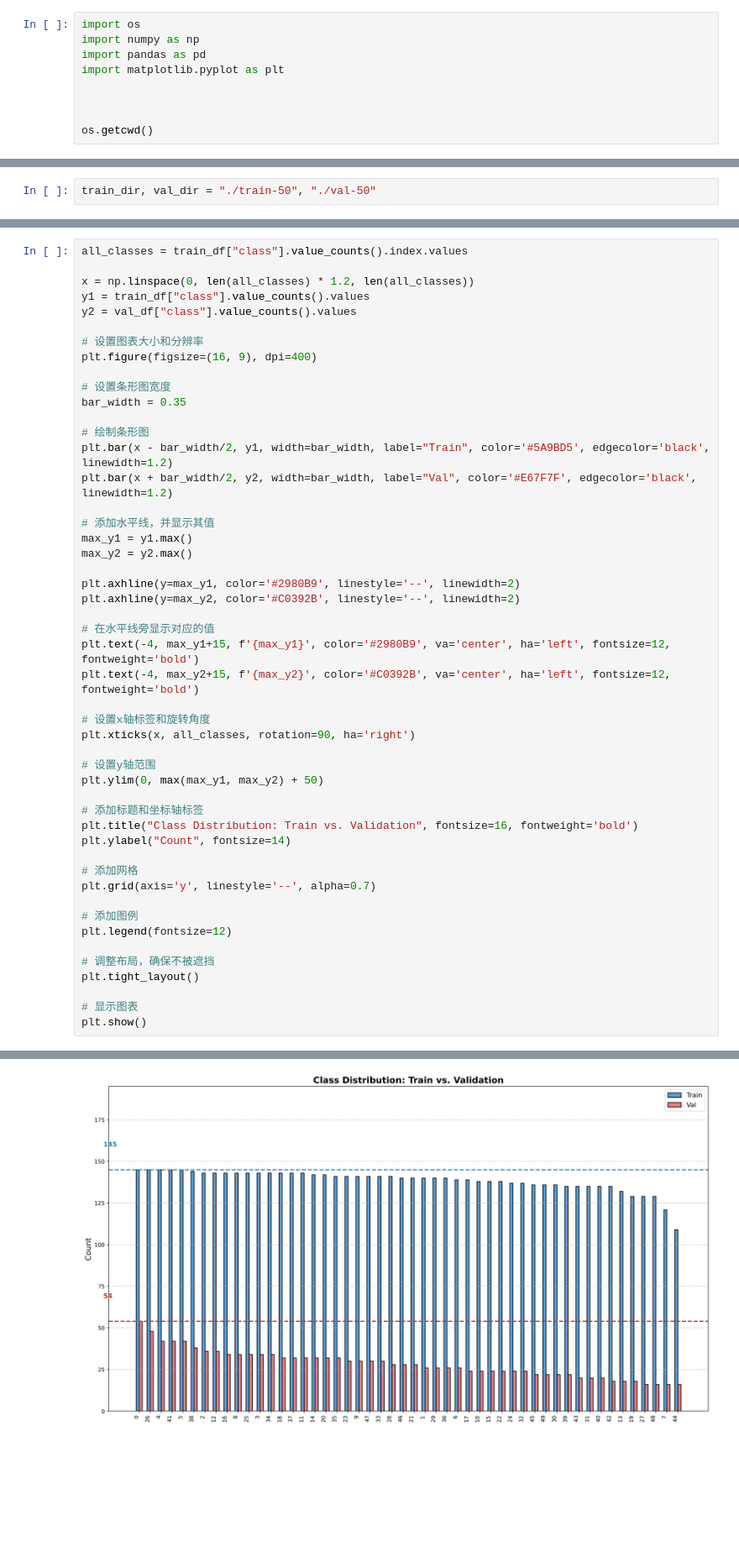
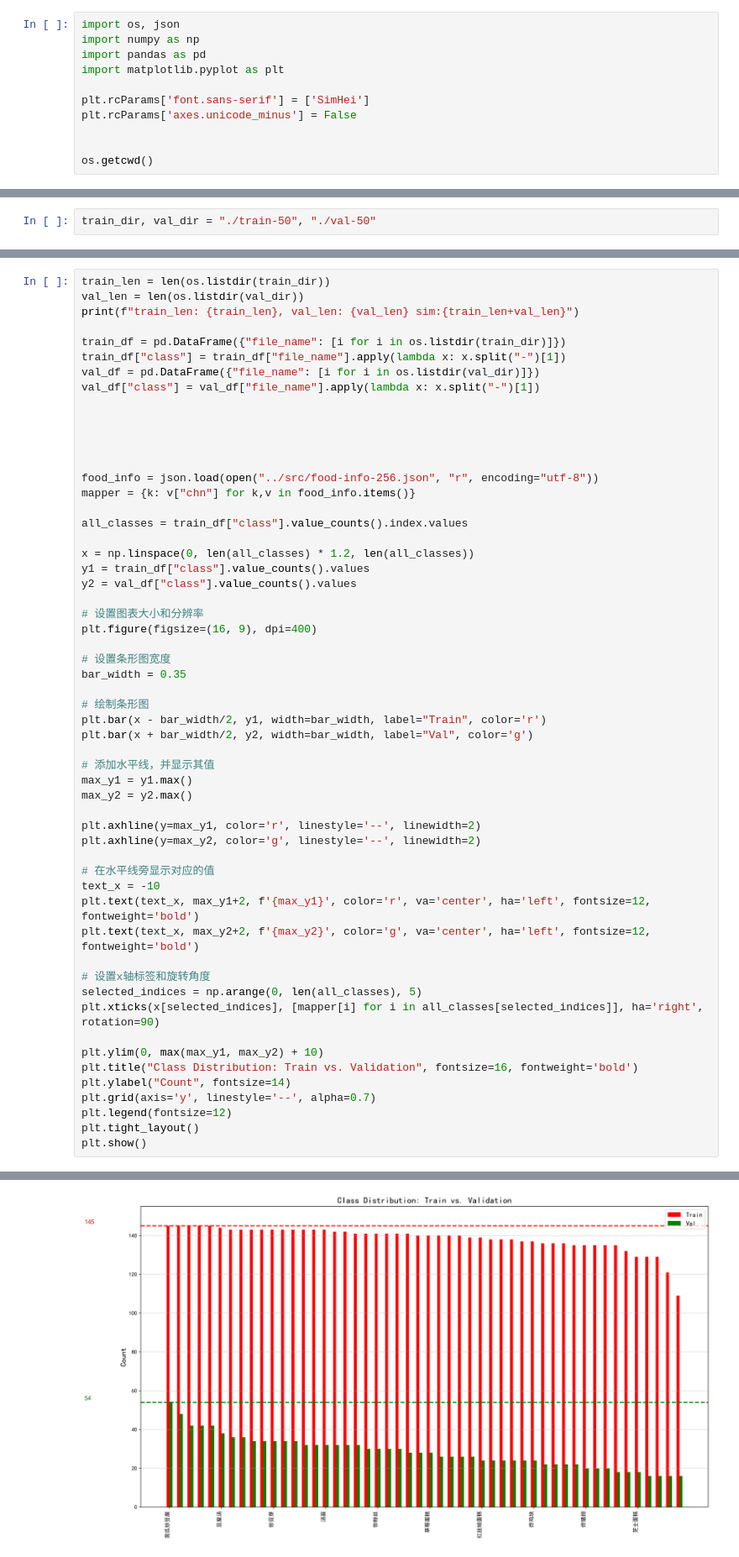
Before and after one commit to yzc-yangmo/bysj, a Jupyter notebook: dataset/dataset_analysis.ipynb, the cells around one changed output, grey strips where cells are left out. Shown: that part at 84% size. Saved outputs shown, nothing was run; the diff lists cells and outputs as text; blank space fills up the shorter version.

```diff
--- a/dataset/dataset_analysis.ipynb
+++ b/dataset/dataset_analysis.ipynb
@@ -1,9 +1,11 @@
 # %%
-import os
+import os, json
 import numpy as np
 import pandas as pd
 import matplotlib.pyplot as plt
 
+plt.rcParams['font.sans-serif'] = ['SimHei']
+plt.rcParams['axes.unicode_minus'] = False
 
 
 os.getcwd()
@@ -43,4 +16,20 @@ Name: count, dtype: int64
 # %%
+train_len = len(os.listdir(train_dir))
+val_len = len(os.listdir(val_dir))
+print(f"train_len: {train_len}, val_len: {val_len} sim:{train_len+val_len}")
+
+train_df = pd.DataFrame({"file_name": [i for i in os.listdir(train_dir)]})
+train_df["class"] = train_df["file_name"].apply(lambda x: x.split("-")[1])
+val_df = pd.DataFrame({"file_name": [i for i in os.listdir(val_dir)]})
+val_df["class"] = val_df["file_name"].apply(lambda x: x.split("-")[1])
+
+
+
+
+
+food_info = json.load(open("../src/food-info-256.json", "r", encoding="utf-8"))
+mapper = {k: v["chn"] for k,v in food_info.items()}
+
 all_classes = train_df["class"].value_counts().index.values
 
 x = np.linspace(0, len(all_classes) * 1.2, len(all_classes))
@@ -54,39 +43,30 @@ plt.figure(figsize=(16, 9), dpi=400)
 bar_width = 0.35
 
 # 绘制条形图
-plt.bar(x - bar_width/2, y1, width=bar_width, label="Train", color='#5A9BD5', edgecolor='black', linewidth=1.2)
-plt.bar(x + bar_width/2, y2, width=bar_width, label="Val", color='#E67F7F', edgecolor='black', linewidth=1.2)
+plt.bar(x - bar_width/2, y1, width=bar_width, label="Train", color='r')
+plt.bar(x + bar_width/2, y2, width=bar_width, label="Val", color='g')
 
 # 添加水平线，并显示其值
 max_y1 = y1.max()
 max_y2 = y2.max()
 
-plt.axhline(y=max_y1, color='#2980B9', linestyle='--', linewidth=2)
-plt.axhline(y=max_y2, color='#C0392B', linestyle='--', linewidth=2)
+plt.axhline(y=max_y1, color='r', linestyle='--', linewidth=2)
+plt.axhline(y=max_y2, color='g', linestyle='--', linewidth=2)
 
 # 在水平线旁显示对应的值
-plt.text(-4, max_y1+15, f'{max_y1}', color='#2980B9', va='center', ha='left', fontsize=12, fontweight='bold')
-plt.text(-4, max_y2+15, f'{max_y2}', color='#C0392B', va='center', ha='left', fontsize=12, fontweight='bold')
+text_x = -10
+plt.text(text_x, max_y1+2, f'{max_y1}', color='r', va='center', ha='left', fontsize=12, fontweight='bold')
+plt.text(text_x, max_y2+2, f'{max_y2}', color='g', va='center', ha='left', fontsize=12, fontweight='bold')
 
 # 设置x轴标签和旋转角度
-plt.xticks(x, all_classes, rotation=90, ha='right')
+selected_indices = np.arange(0, len(all_classes), 5)
+plt.xticks(x[selected_indices], [mapper[i] for i in all_classes[selected_indices]], ha='right', rotation=90)
 
-# 设置y轴范围
-plt.ylim(0, max(max_y1, max_y2) + 50)
-
-# 添加标题和坐标轴标签
+plt.ylim(0, max(max_y1, max_y2) + 10)
 plt.title("Class Distribution: Train vs. Validation", fontsize=16, fontweight='bold')
 plt.ylabel("Count", fontsize=14)
-
-# 添加网格
 plt.grid(axis='y', linestyle='--', alpha=0.7)
-
-# 添加图例
 plt.legend(fontsize=12)
-
-# 调整布局，确保不被遮挡
 plt.tight_layout()
-
-# 显示图表
 plt.show()
 # %% [output]
@@ -93 +74 @@ plt.show()
-[figure, old version]
+[figure, new version]
```
Also changed, not shown: parts of 3 cells of this notebook, 5 other files.
